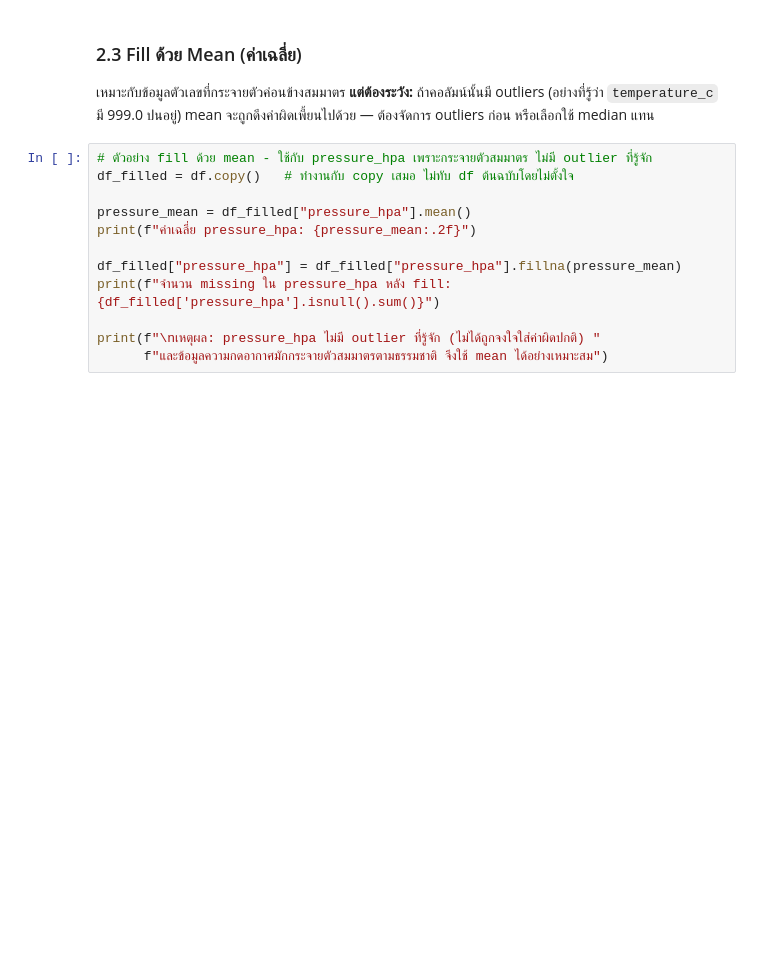
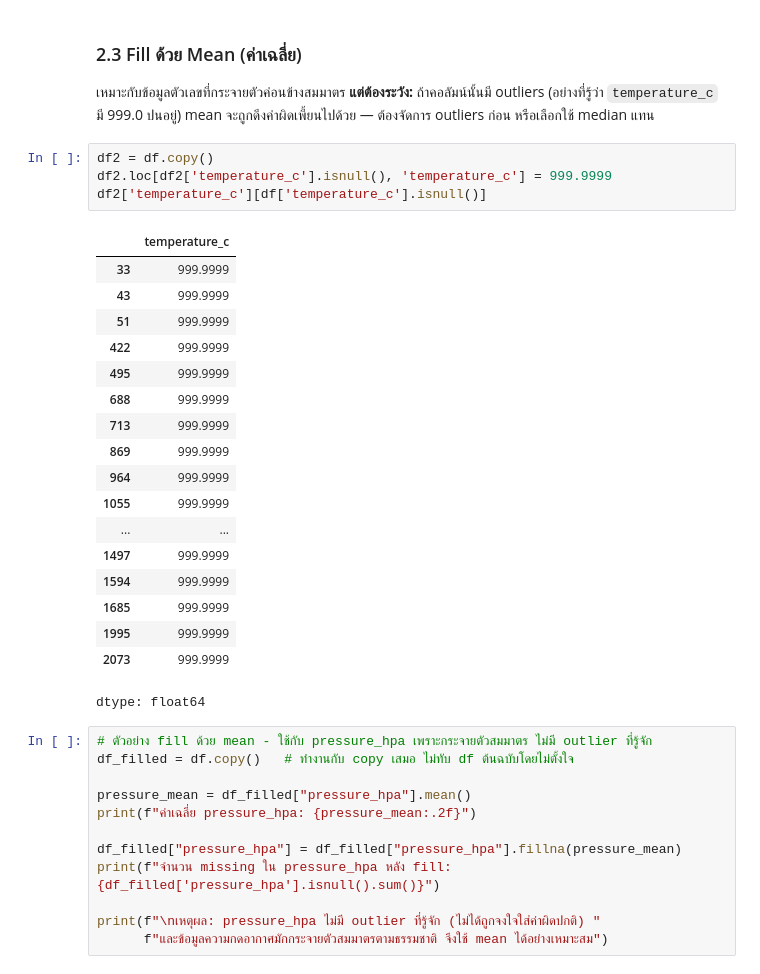
Before and after one commit to PitchayaW/SC-612-104-Essential-Data-Science, a Jupyter notebook: Module-A-Notebooks/SC612104_Session10_Data_Cleaning.ipynb, the cells around one changed output. Saved outputs shown, nothing was run; the diff lists cells and outputs as text; blank space fills up the shorter version.

```diff
--- a/Module-A-Notebooks/SC612104_Session10_Data_Cleaning.ipynb
+++ b/Module-A-Notebooks/SC612104_Session10_Data_Cleaning.ipynb
@@ -206,6 +379,29 @@ print("(ในข้อมูลนี้ไม่มีคอลัมน์ไ
 ### 2.3 Fill ด้วย Mean (ค่าเฉลี่ย)
 
 เหมาะกับข้อมูลตัวเลขที่กระจายตัวค่อนข้างสมมาตร **แต่ต้องระวัง:** ถ้าคอลัมน์นั้นมี outliers (อย่างที่รู้ว่า `temperature_c` มี 999.0 ปนอยู่) mean จะถูกดึงค่าผิดเพี้ยนไปด้วย — ต้องจัดการ outliers ก่อน หรือเลือกใช้ median แทน
+# %%
+df2 = df.copy()
+df2.loc[df2['temperature_c'].isnull(), 'temperature_c'] = 999.9999
+df2['temperature_c'][df['temperature_c'].isnull()]
+# %% [output]
+|  | temperature_c |
+| 33 | 999.9999 |
+| 43 | 999.9999 |
+| 51 | 999.9999 |
+| 422 | 999.9999 |
+| 495 | 999.9999 |
+| 688 | 999.9999 |
+| 713 | 999.9999 |
+| 869 | 999.9999 |
+| 964 | 999.9999 |
+| 1055 | 999.9999 |
+| ... | ... |
+| 1497 | 999.9999 |
+| 1594 | 999.9999 |
+| 1685 | 999.9999 |
+| 1995 | 999.9999 |
+| 2073 | 999.9999 |
+dtype: float64
 # %%
 # ตัวอย่าง fill ด้วย mean - ใช้กับ pressure_hpa เพราะกระจายตัวสมมาตร ไม่มี outlier ที่รู้จัก
 df_filled = df.copy()   # ทำงานกับ copy เสมอ ไม่ทับ df ต้นฉบับโดยไม่ตั้งใจ
```
Also changed, not shown: parts of 17 cells of this notebook.
